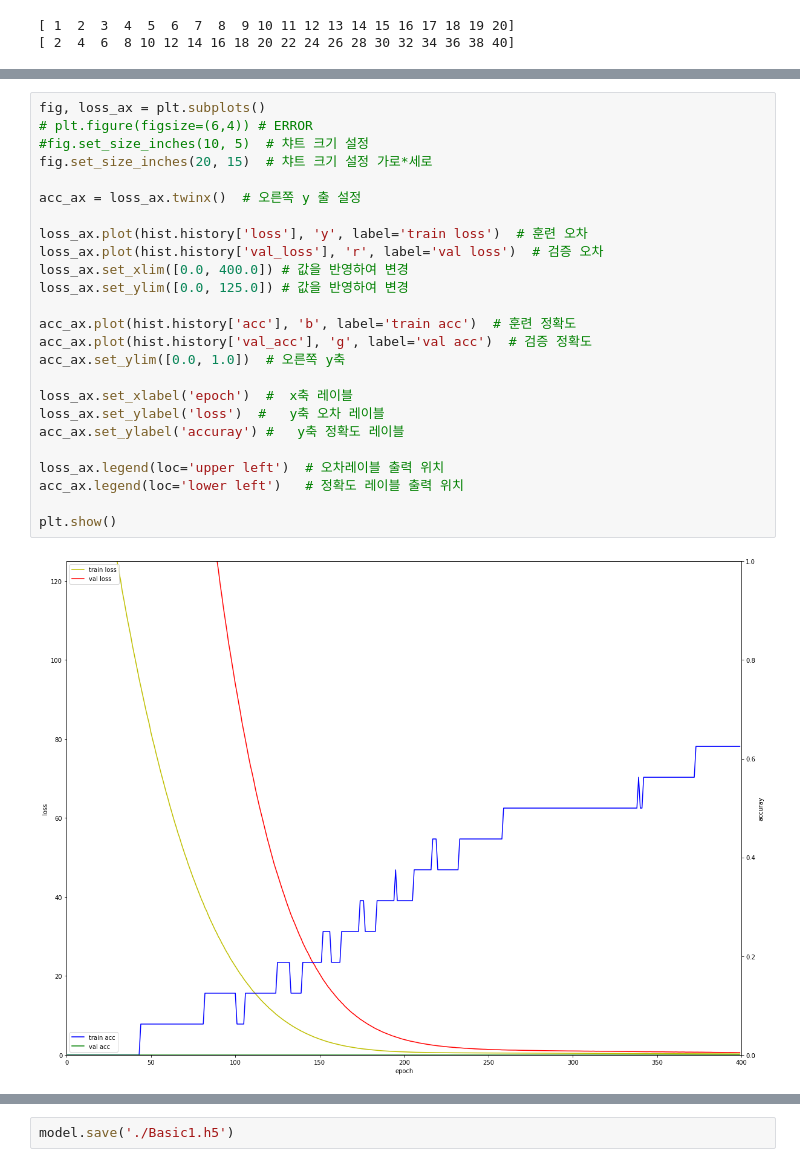
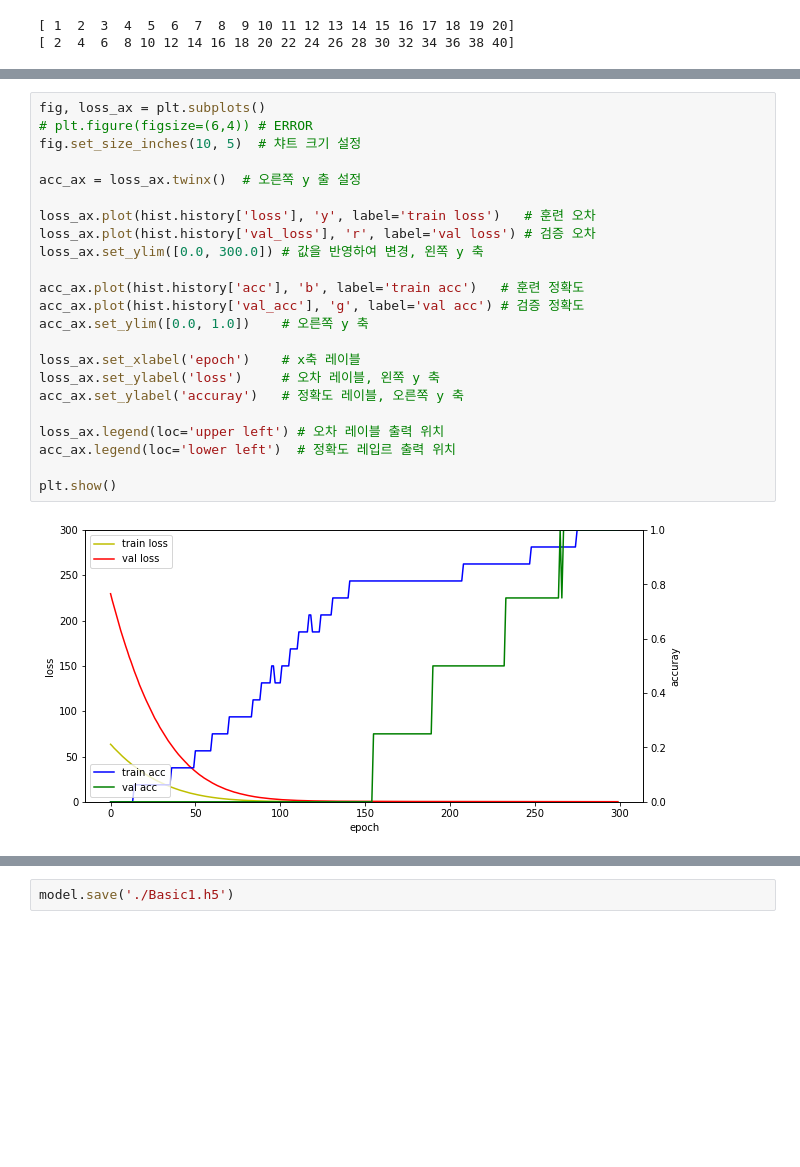
Before and after one commit to anabasis/tensorflow, a Jupyter notebook: ws_python/notebook/machine/keras/22.Basic1.ipynb, the cells around one changed output, grey strips where cells are left out. Saved outputs shown, nothing was run; the diff lists cells and outputs as text; blank space fills up the shorter version.

```diff
--- a/ws_python/notebook/machine/keras/22.Basic1.ipynb
+++ b/ws_python/notebook/machine/keras/22.Basic1.ipynb
@@ -77,27 +83,25 @@ _________________________________________________________________
 # %%
 fig, loss_ax = plt.subplots()
 # plt.figure(figsize=(6,4)) # ERROR
-#fig.set_size_inches(10, 5)  # 챠트 크기 설정
-fig.set_size_inches(20, 15)  # 챠트 크기 설정 가로*세로
+fig.set_size_inches(10, 5)  # 챠트 크기 설정
 
 acc_ax = loss_ax.twinx()  # 오른쪽 y 출 설정
 
-loss_ax.plot(hist.history['loss'], 'y', label='train loss')  # 훈련 오차
-loss_ax.plot(hist.history['val_loss'], 'r', label='val loss')  # 검증 오차
-loss_ax.set_xlim([0.0, 400.0]) # 값을 반영하여 변경
-loss_ax.set_ylim([0.0, 125.0]) # 값을 반영하여 변경
+loss_ax.plot(hist.history['loss'], 'y', label='train loss')   # 훈련 오차
+loss_ax.plot(hist.history['val_loss'], 'r', label='val loss') # 검증 오차
+loss_ax.set_ylim([0.0, 300.0]) # 값을 반영하여 변경, 왼쪽 y 축
 
-acc_ax.plot(hist.history['acc'], 'b', label='train acc')  # 훈련 정확도
-acc_ax.plot(hist.history['val_acc'], 'g', label='val acc')  # 검증 정확도
-acc_ax.set_ylim([0.0, 1.0])  # 오른쪽 y축
+acc_ax.plot(hist.history['acc'], 'b', label='train acc')   # 훈련 정확도
+acc_ax.plot(hist.history['val_acc'], 'g', label='val acc') # 검증 정확도
+acc_ax.set_ylim([0.0, 1.0])    # 오른쪽 y 축
 
-loss_ax.set_xlabel('epoch')  #  x축 레이블
-loss_ax.set_ylabel('loss')  #   y축 오차 레이블
-acc_ax.set_ylabel('accuray') #   y축 정확도 레이블
+loss_ax.set_xlabel('epoch')    # x축 레이블
+loss_ax.set_ylabel('loss')     # 오차 레이블, 왼쪽 y 축
+acc_ax.set_ylabel('accuray')   # 정확도 레이블, 오른쪽 y 축
 
-loss_ax.legend(loc='upper left')  # 오차레이블 출력 위치
-acc_ax.legend(loc='lower left')   # 정확도 레이블 출력 위치
+loss_ax.legend(loc='upper left') # 오차 레이블 출력 위치
+acc_ax.legend(loc='lower left')  # 정확도 레입르 출력 위치
 
 plt.show()
 # %% [output]
-[figure, old version]
+[figure, new version]
```
Also changed, not shown: parts of 15 cells of this notebook, 19 other files.
